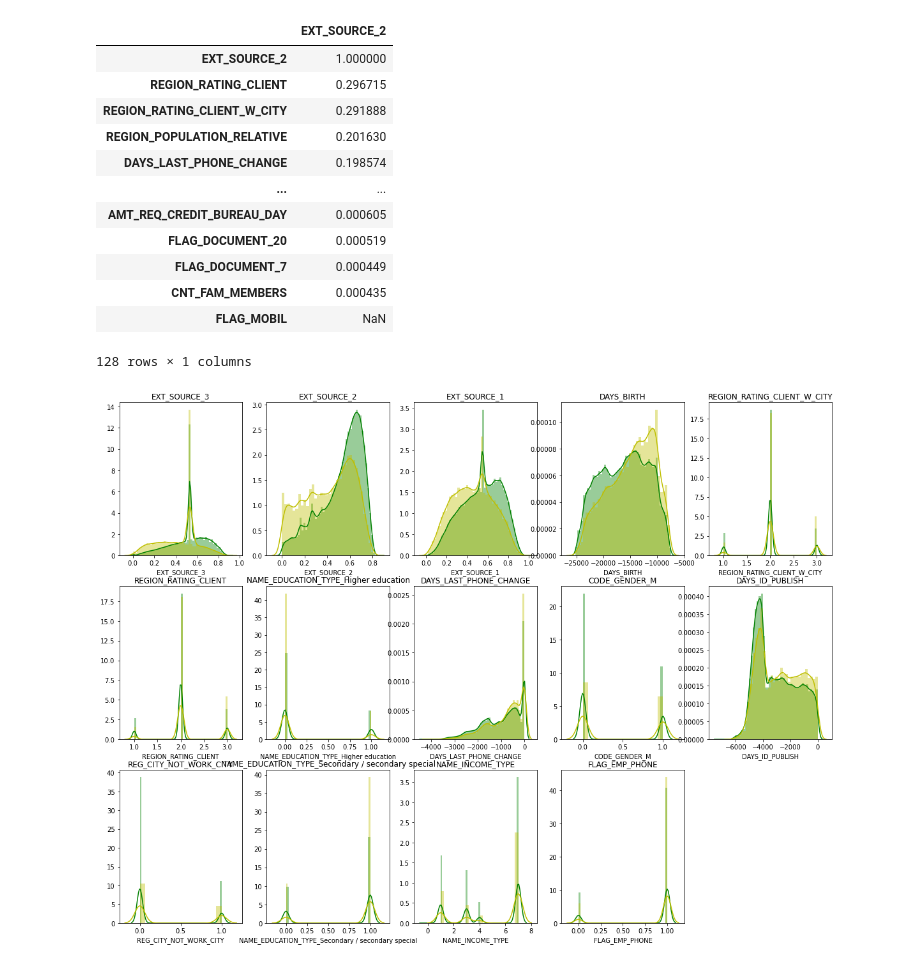
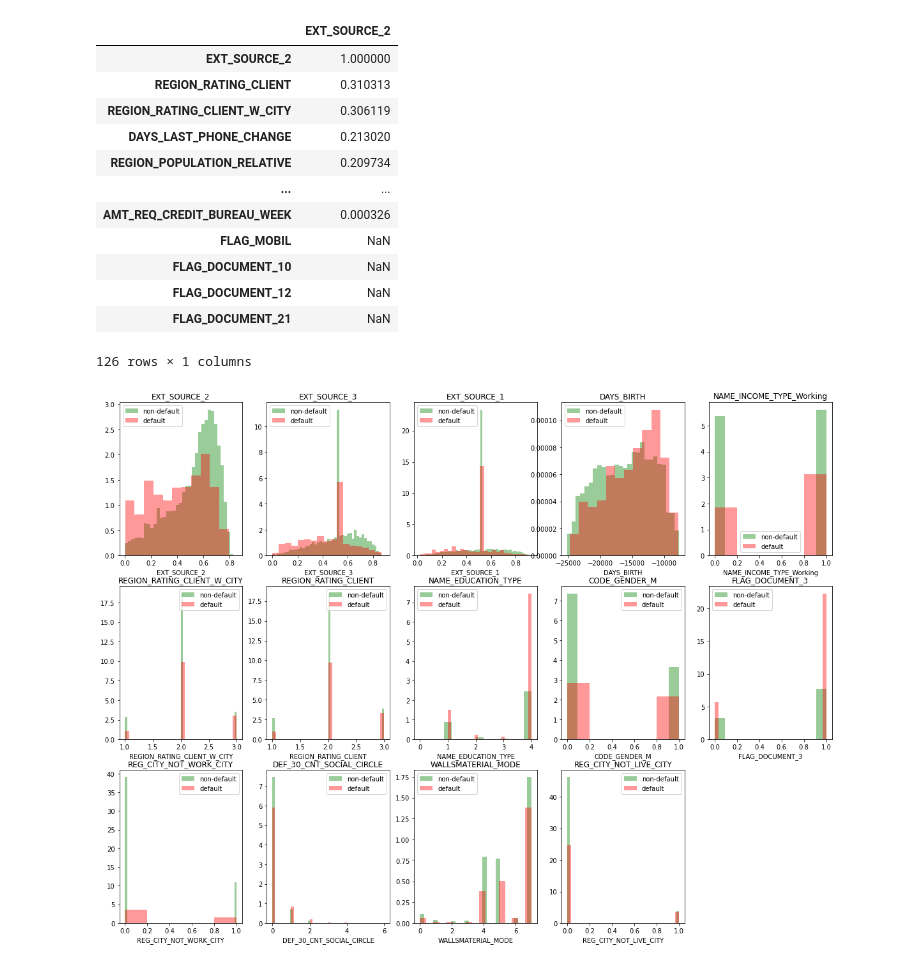
Before and after one commit to Houster/Class-creditdefault, a Jupyter notebook: Working file.ipynb, the cells around one changed output. Cells and saved outputs as stored; diff of their text form; code cells hidden in the pictures.

```diff
--- a/Working file.ipynb
+++ b/Working file.ipynb
@@ -7,8 +7,8 @@ import seaborn as sns
 pd.options.display.max_columns=1000
 pd.options.display.max_rows=10
 # %%
-app_train = pd.read_csv('C://Users/matth/home-credit-default-risk/application_train.csv').sort_values('SK_ID_CURR').reset_index(drop = True)
-app_test = pd.read_csv('C://Users/matth/home-credit-default-risk/application_test.csv').sort_values('SK_ID_CURR').reset_index(drop = True)
+app_train = pd.read_csv('C://Users/matth/home-credit-default-risk/application_train.csv').sort_values('SK_ID_CURR').reset_index(drop = True).sample(n=10000)
+app_test = pd.read_csv('C://Users/matth/home-credit-default-risk/application_test.csv').sort_values('SK_ID_CURR').reset_index(drop = True).sample(n=10000)
 # %%
 app_train.shape,app_test.shape
 # %% [output]
@@ -107,8 +114,6 @@ for x in missing_ext1_rows:
     ["EXT_SOURCE_1"].median()
 # %%
 app["EXT_SOURCE_1"].fillna(app["EXT_SOURCE_1"].median(),inplace=True)
-# %%
-app["DAYS_LAST_PHONE_CHANGE"].fillna(app["DAYS_LAST_PHONE_CHANGE"].median(),inplace=True)
 # %%
 ext2_corr=app.corr()["EXT_SOURCE_2"]
 # %%
@@ -116,17 +121,17 @@ abs(pd.DataFrame(ext2_corr)).sort_values(by="EXT_SOURCE_2", ascending=False)
 # %% [output]
 |  | EXT_SOURCE_2 |
 | EXT_SOURCE_2 | 1.000000 |
-| REGION_RATING_CLIENT | 0.296715 |
-| REGION_RATING_CLIENT_W_CITY | 0.291888 |
-| REGION_POPULATION_RELATIVE | 0.201630 |
-| DAYS_LAST_PHONE_CHANGE | 0.198574 |
+| REGION_RATING_CLIENT | 0.310313 |
+| REGION_RATING_CLIENT_W_CITY | 0.306119 |
+| DAYS_LAST_PHONE_CHANGE | 0.213020 |
+| REGION_POPULATION_RELATIVE | 0.209734 |
 | ... | ... |
-| AMT_REQ_CREDIT_BUREAU_DAY | 0.000605 |
-| FLAG_DOCUMENT_20 | 0.000519 |
-| FLAG_DOCUMENT_7 | 0.000449 |
-| CNT_FAM_MEMBERS | 0.000435 |
+| AMT_REQ_CREDIT_BUREAU_WEEK | 0.000326 |
 | FLAG_MOBIL | NaN |
+| FLAG_DOCUMENT_10 | NaN |
+| FLAG_DOCUMENT_12 | NaN |
+| FLAG_DOCUMENT_21 | NaN |
-128 rows × 1 columns
+126 rows × 1 columns
 # %%
 missing_ext2_rows= app[app["EXT_SOURCE_2"].isna()].index
 # %%
@@ -134,16 +139,19 @@ missing_ext2_rows= app[app["EXT_SOURCE_2"].isna()].index
 for x in missing_ext2_rows:
     app.loc[x,"EXT_SOURCE_2"]=app[(app["REGION_RATING_CLIENT"]==app.loc[x,"REGION_RATING_CLIENT"]) & (app["REGION_RATING_CLIENT_W_CITY"]==app.loc[x,"REGION_RATING_CLIENT_W_CITY"])]\
     ["EXT_SOURCE_2"].median()
-# %%
-app["EXT_SOURCE_3"].fillna(app["EXT_SOURCE_3"].median(),inplace=True)
+# %%
+missing_cols=[x for x in relevant_features if app[x].isna().sum()!=0]
+for x in missing_cols:
+    app[x].fillna(app[x].median(),inplace=True)
 # %%
 plt.figure(figsize=(20,15))
 counter=1
 for x in relevant_features:
     plt.subplot(3,5,counter)
-    sns.distplot(app[app["TARGET"]==0][x],color="g",label="non-default")
-    sns.distplot(app[app["TARGET"]==1][x],color="y",label="default")
+    sns.distplot(app[app["TARGET"]==0][x],color="g",label="non-default",kde=False,norm_hist=True)
+    sns.distplot(app[app["TARGET"]==1][x],color="r",label="default",kde=False,norm_hist=True)
+    plt.legend()
     plt.title(x)
     counter+=1
 # %% [output]
-[figure, old version]
+[figure, new version]
```
Also changed, not shown: parts of 26 cells of this notebook.
